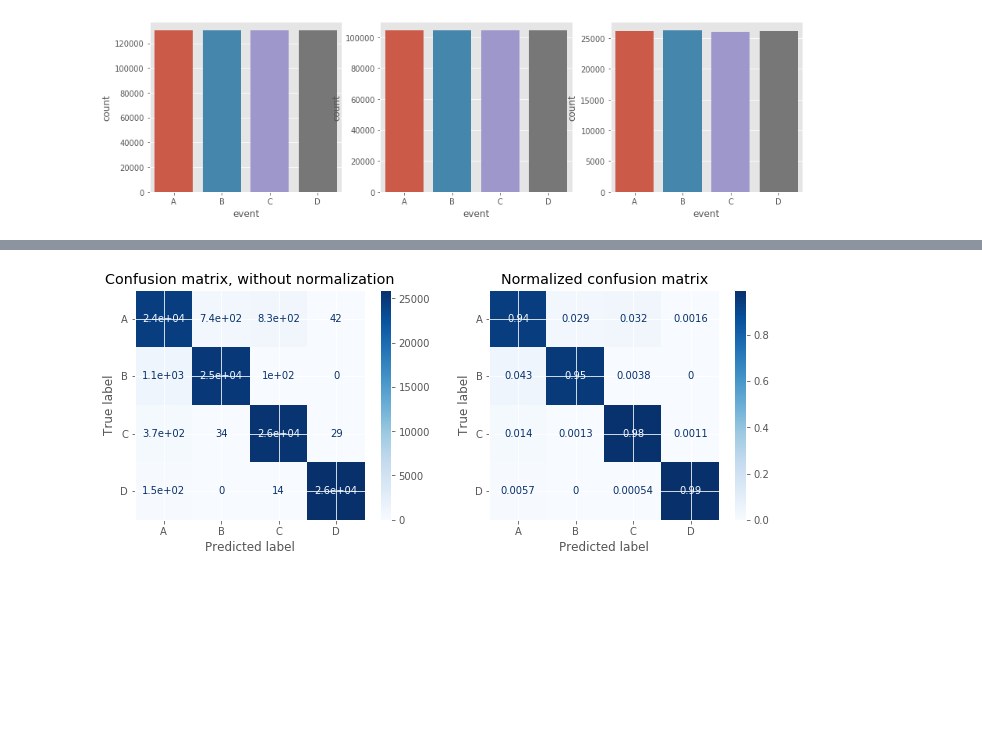
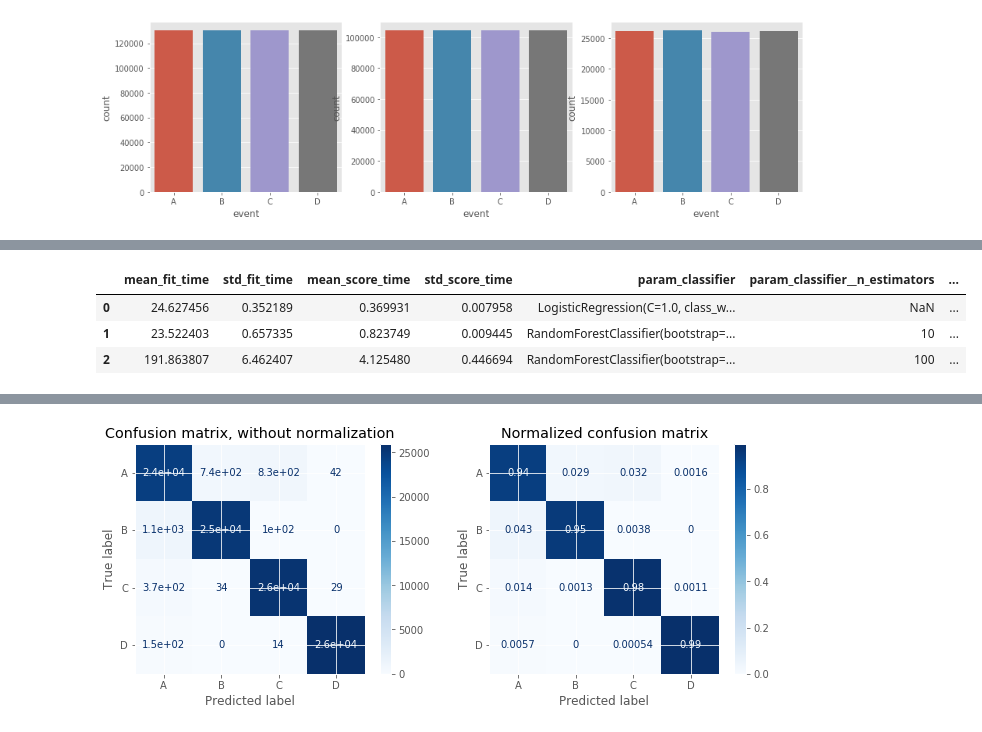
Before and after one commit to joaopamaral/tcc_puc_cdbd, a Jupyter notebook: Treinanco_Modelo_Reducing_Commercial_Aviation_Fatalities.ipynb, the cells around one changed output, grey strips where cells are left out. Saved outputs shown, nothing was run; the diff lists cells and outputs as text; code cells hidden in the pictures; blank space fills up the shorter version.

```diff
--- a/Treinanco_Modelo_Reducing_Commercial_Aviation_Fatalities.ipynb
+++ b/Treinanco_Modelo_Reducing_Commercial_Aviation_Fatalities.ipynb
@@ -141,0 +144,12 @@ def show_metrics(model, X_test, y_test):
+# %%
+from sklearn.model_selection import GridSearchCV
+
+pipe = Pipeline([('classifier', RandomForestClassifier())])
+
+search_space = [{'classifier': [LogisticRegression()]},
+                {'classifier': [DecisionTreeClassifier()]},
+                {'classifier': [RandomForestClassifier()],
+                 'classifier__n_estimators': [10, 100]}]
+
+grid_clf = GridSearchCV(pipe, search_space, cv=3, verbose=10, n_jobs=-1)
+best_model = grid_clf.fit(balanced_X_train, balanced_y_train)
@@ -142,3 +166,10 @@ def show_metrics(model, X_test, y_test):
+# %%
+pd.DataFrame(best_model.cv_results_)
+# %% [output]
+|  | mean_fit_time | std_fit_time | mean_score_time | std_score_time | param_classifier | param_classifier__n_estimators | ... |
+| 0 | 24.627456 | 0.352189 | 0.369931 | 0.007958 | LogisticRegression(C=1.0, class_w... | NaN | ... |
+| 1 | 23.522403 | 0.657335 | 0.823749 | 0.009445 | RandomForestClassifier(bootstrap=... | 10 | ... |
+| 2 | 191.863807 | 6.462407 | 4.125480 | 0.446694 | RandomForestClassifier(bootstrap=... | 100 | ... |
 # %%
 from sklearn.linear_model import LogisticRegression
 
```
Also changed, not shown: parts of 10 cells of this notebook.
